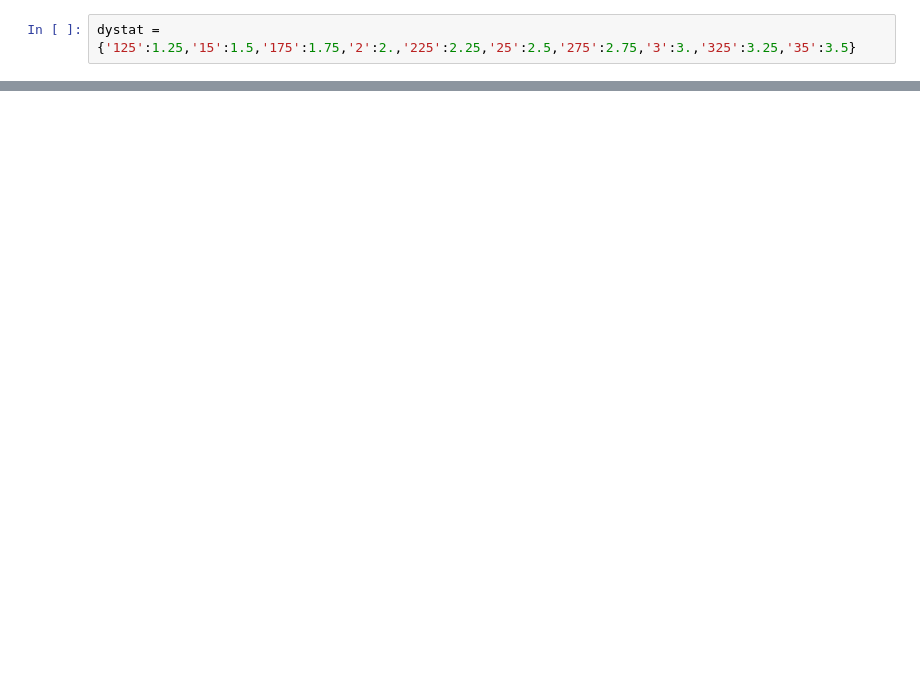
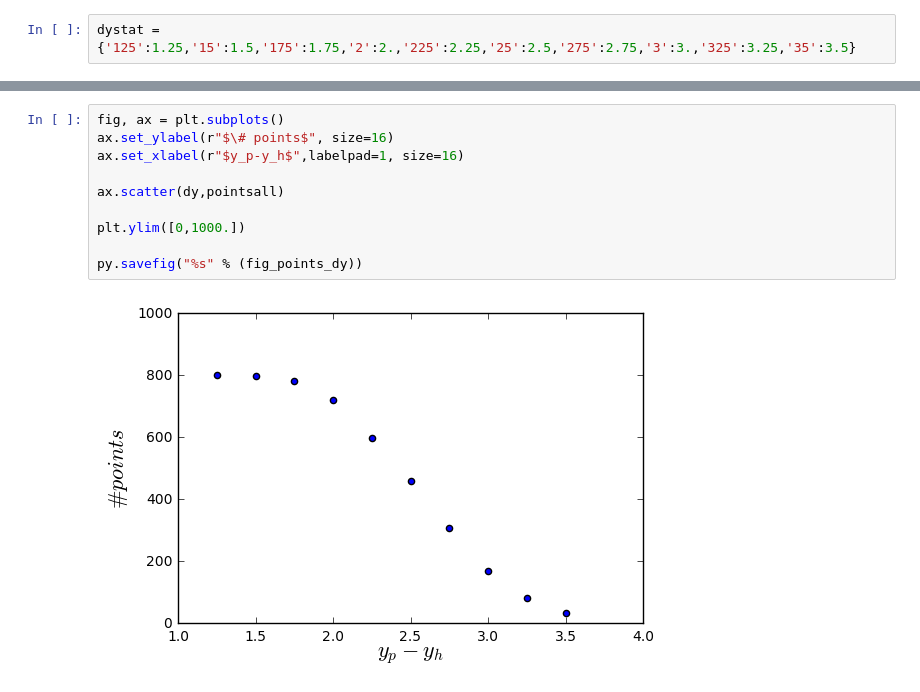
Before and after one commit to prokudin/collinearity, a Jupyter notebook: notebooks/torino_rapidity_cut_analysis.ipynb, the cells around one changed output, grey strips where cells are left out. Saved outputs shown, nothing was run; the diff lists cells and outputs as text; blank space fills up the shorter version.

```diff
--- a/notebooks/torino_rapidity_cut_analysis.ipynb
+++ b/notebooks/torino_rapidity_cut_analysis.ipynb
@@ -67,0 +84,12 @@ array([2.5 , 3.  , 2.  , 1.5 , 1.25, 3.25, 1.75, 2.25, 3.5 , 2.75])
+# %%
+fig, ax = plt.subplots()
+ax.set_ylabel(r"$\# points$", size=16)
+ax.set_xlabel(r"$y_p-y_h$",labelpad=1, size=16)
+
+ax.scatter(dy,pointsall)
+
+plt.ylim([0,1000.])
+
+py.savefig("%s" % (fig_points_dy))
+# %% [output]
+[figure, added]
```
Also changed, not shown: parts of 10 cells of this notebook, 16 other files.
